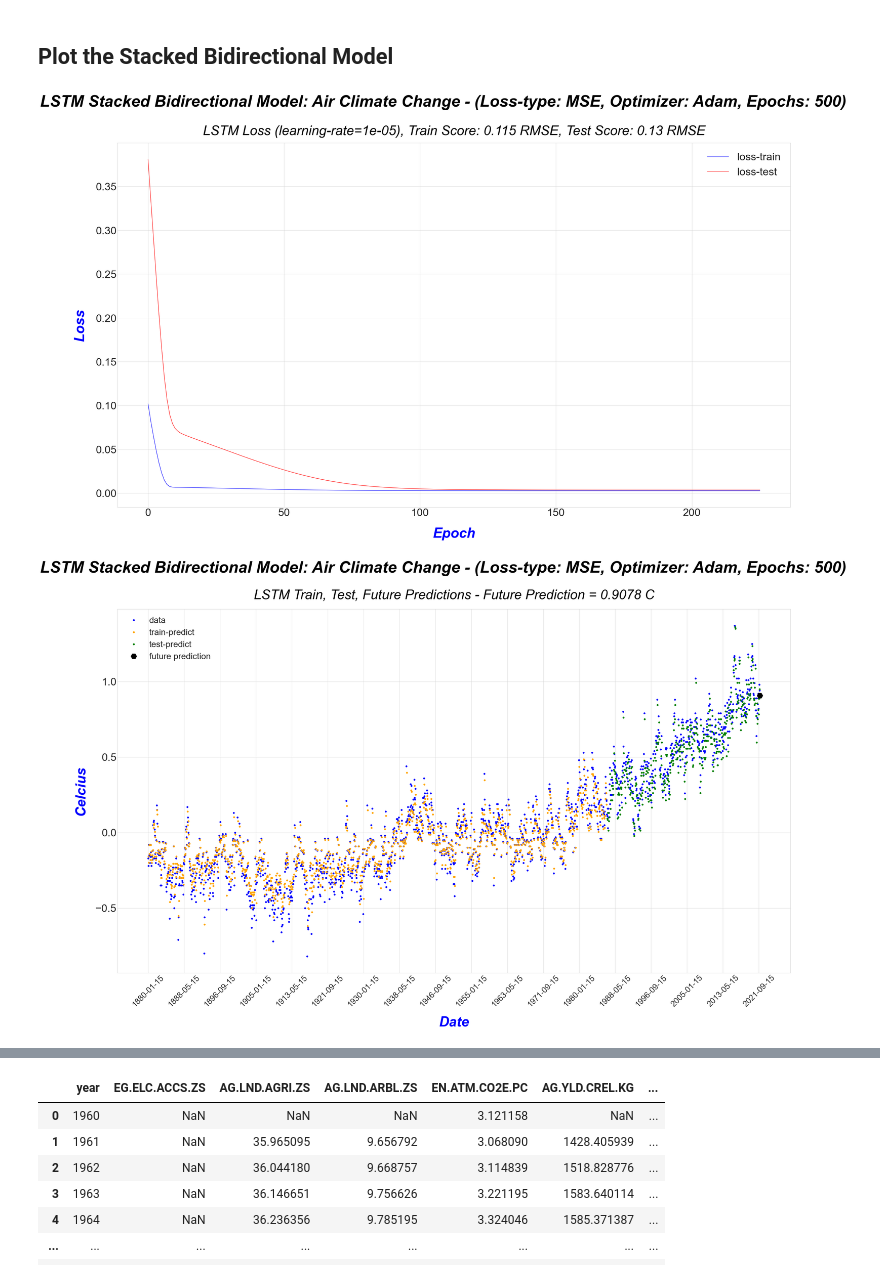
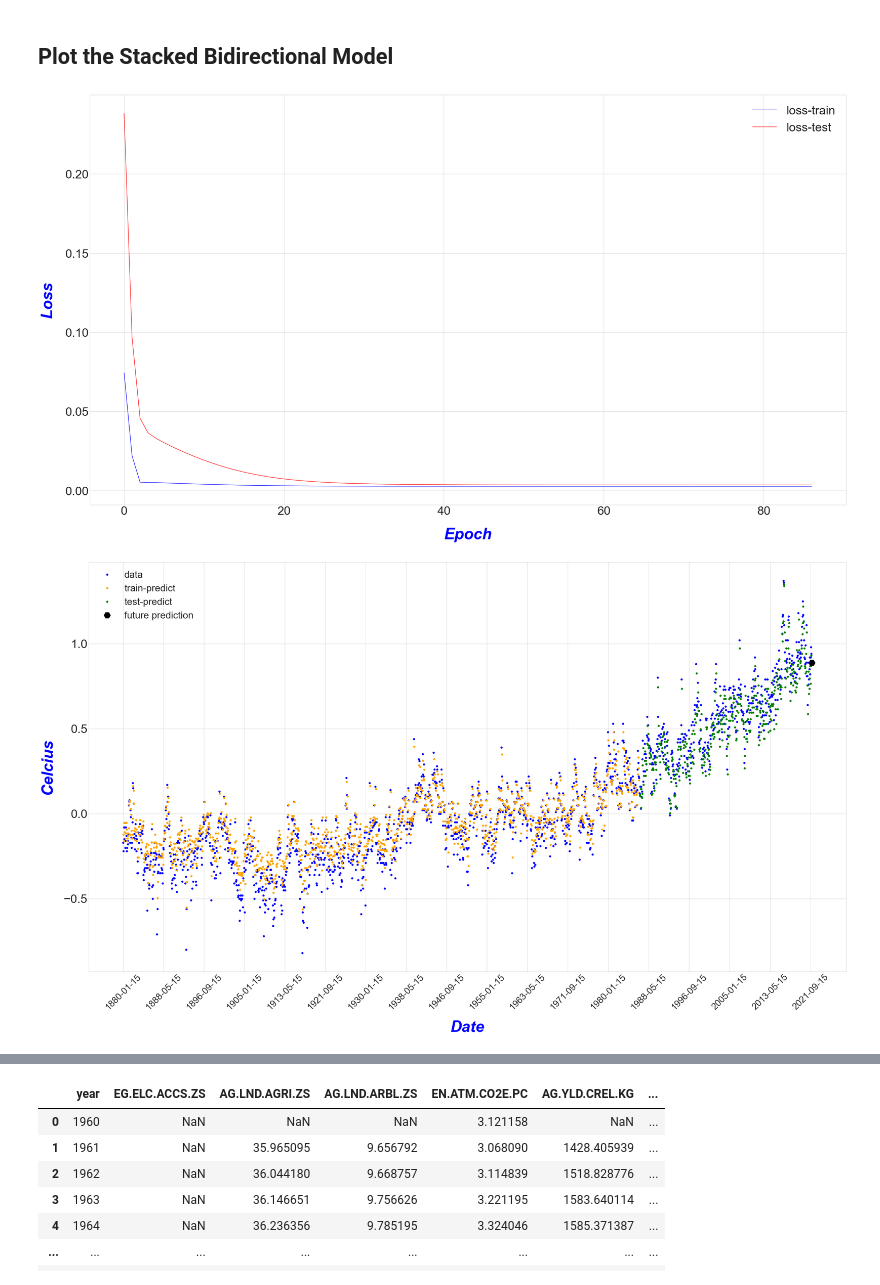
Before and after one commit to raymondj-pace/CS673-conf, a Jupyter notebook: CS673-Conf.ipynb, the cells around one changed output, grey strips where cells are left out. Drawn from its saved outputs; the diff is of its cells as text; code cells hidden in the pictures.

```diff
--- a/CS673-Conf.ipynb
+++ b/CS673-Conf.ipynb
@@ -433,8 +417,8 @@ def create_bidirectional_lstm_model(trainX, trainY, testX, testY, lrate, loss_ty
 def create_stacked_bidirectional_lstm_model(trainX, trainY, testX, testY, lrate, loss_type, epochs, look_back, batch_size):
 
     stacked_bidirectional_model = Sequential([
-        Bidirectional(LSTM(10, return_sequences=True), input_shape=(trainX.shape[1],1), name='layer1'),
-        Bidirectional(LSTM(5, return_sequences=False), name='layer2'),
+        Bidirectional(LSTM(20, return_sequences=True), input_shape=(trainX.shape[1],1), name='layer1'),
+        Bidirectional(LSTM(20, return_sequences=False), name='layer2'),
         Dense(1, name='Output')
     ])
 
@@ -447,7 +431,7 @@ def create_stacked_bidirectional_lstm_model(trainX, trainY, testX, testY, lrate,
     earlystopping = EarlyStopping(
         monitor='val_loss',
         mode ='min',
-        patience=6,
+        patience=15,
         verbose=1,
         restore_best_weights=True
     )
@@ -466,14 +450,10 @@ def create_stacked_bidirectional_lstm_model(trainX, trainY, testX, testY, lrate,
         shuffle=False,
         epochs=epochs,
         batch_size=batch_size,
-        verbose=1,
+        verbose=2,
         validation_data=(testX, testY),
         callbacks = [earlystopping, tensorboard]
     )
 
-    print("Running Evaluate")
-    score = stacked_bidirectional_model.evaluate(testX, testY)
-    print(score)
-
     return stacked_bidirectional_history, stacked_bidirectional_model
 # %% [markdown]
@@ -1011,7 +1022,7 @@ plt.show();
 
 tf.keras.backend.clear_session()
 
-lrate = 0.00001
+lrate = 0.00002
 look_back = 1
 batch_size = 1
 loss_type = 'mean_squared_error'
@@ -1031,7 +1042,7 @@ testPredict = lstm_stacked_bidirectional_model.predict(testX)
 #
 print("Last Entry:")
 print(last_entry)
-future_prediction = lstm_stacked_bidirectional_model.predict(last_entry, batch_size=30)
+future_prediction = lstm_stacked_bidirectional_model.predict(last_entry)
 print("Future Prediction scaled: " + str(future_prediction))
 future_prediction = scaler.inverse_transform(future_prediction)
 print("Future Prediction unscaled: " + str(future_prediction))
@@ -1047,15 +1058,24 @@ testY_orig = scaler.inverse_transform([testY])
 #
 # Calculate root mean squared error
 #
-print()
+#print()
 trainScore = math.sqrt(mean_squared_error(trainY_orig[0], trainPredict[:,0]))
 print('Train Score: %.2f RMSE' % (trainScore))
 testScore = math.sqrt(mean_squared_error(testY_orig[0], testPredict[:,0]))
 print('Test Score: %.2f RMSE' % (testScore))
 
-score_bidirectional_lstm = lstm_stacked_bidirectional_model.evaluate(testX, testY, verbose=1)
-print("Bidirectional Model Score:")
-print(score_bidirectional_lstm)
+score_lstm = lstm_stacked_bidirectional_model.evaluate(testX, testY, verbose=1)
+print("Model's Evaluation Score:")
+print(score_lstm)
+
+print('mean-squared-error:')
+print(mean_squared_error(testY_orig[0], testPredict))
+
+print('mean-absolute-error:')
+print(mean_absolute_error(testY_orig[0], testPredict))
+
+print('r2-score:')
+print(r2_score(testY_orig[0], testPredict))
 # %% [output]
 Model: "sequential"
 _________________________________________________________________
@@ -1121,8 +1146,8 @@ ax.set_facecolor("white")
 plt.plot(epochs, history_stacked_bidirectional_lstm.history['loss'], "b", label='loss-train')
 plt.plot(epochs, history_stacked_bidirectional_lstm.history['val_loss'], "r", label='loss-test')
 
-plt.suptitle('LSTM Stacked Bidirectional Model: Air Climate Change - (Loss-type: MSE, Optimizer: Adam, Epochs: 500)', fontsize=60, weight='bold', style='italic', color='black')
-plt.title('LSTM Loss (learning-rate=' + str(lrate) + ')' + ', Train Score: %.3f RMSE' % (trainScore) + ', Test Score: %.2f RMSE' % (testScore), fontsize=50, weight='normal', style='italic', color='black', pad=30)
+#plt.suptitle('LSTM Stacked Bidirectional Model: Air Climate Change - (Loss-type: MSE, Optimizer: Adam, Epochs: 500)', fontsize=60, weight='bold', style='italic', color='black')
+#plt.title('LSTM Loss (learning-rate=' + str(lrate) + ')' + ', Train Score: %.3f RMSE' % (trainScore) + ', Test Score: %.2f RMSE' % (testScore), fontsize=50, weight='normal', style='italic', color='black', pad=30)
 ax.legend(fontsize=40)
 ax.tick_params(axis='both', labelsize=32)
 ax.set_xlabel('Epoch', fontsize=52, weight='bold', style='italic', color='blue', labelpad=35)
@@ -1135,35 +1160,35 @@ plt.grid(True)
 plt.savefig("./images/lstm-stacked-bidirectional-loss.png")
 plt.show();
 
 
 #
 # Time prediction plot
 #
 fig, ax = plt.subplots(1, 1, figsize=(45, 25))
 ax.set_facecolor("white")
 plt.plot(orig_x_axis, scaler.inverse_transform(dataset), 'bo', markersize=6, label="data")  # Blue
 plt.plot(orig_x_axis, trainPredictPlot, 'o', color='orange', markersize=6, label='train-predict')  # Orange
 plt.plot(orig_x_axis, testPredictPlot, 'go', markersize=6, label='test-predict')   # Green
 plt.plot(future_x_axis, futurePredictPlot, 'kH', markersize=22, label='future prediction')
 
-plt.suptitle('LSTM Stacked Bidirectional Model: Air Climate Change - (Loss-type: MSE, Optimizer: Adam, Epochs: 500)', fontsize=60, weight='bold', style='italic', color='black')
-plt.title('LSTM Train, Test, Future Predictions - Future Prediction = %.4f C' % future_prediction[0][0], fontsize=50, weight='normal', style='italic', color='black', pad=38)
+#plt.suptitle('LSTM Stacked Bidirectional Model: Air Climate Change - (Loss-type: MSE, Optimizer: Adam, Epochs: 500)', fontsize=60, weight='bold', style='italic', color='black')
+#plt.title('LSTM Train, Test, Future Predictions - Future Prediction = %.4f C' % future_prediction[0][0], fontsize=50, weight='normal', style='italic', color='black', pad=38)
 
 ax.legend(fontsize=32)
 ax.tick_params(labelsize=20, width=20) #ax.tick_params(labelcolor='r', labelsize='medium', width=3)
 ax.set_xlabel('Date', fontsize=52, weight='bold', style='italic', color='blue', labelpad=30)
 ax.set_ylabel('Celcius', fontsize=52, weight='bold', style='italic', color='blue', labelpad=30)
 ax.xaxis.set_major_locator(ticker.MaxNLocator(20))
 ax.xaxis.set_minor_locator(ticker.MaxNLocator(40))
 ax.tick_params(axis='x', rotation=45)
 ax.yaxis.set_tick_params(labelsize='xx-large')
 
 plt.xticks(fontsize=30)
 plt.yticks(fontsize=40)
 plt.grid(True)
 plt.savefig("./images/lstm-stacked-bidirectional-plot.png")
 plt.show();
 # %% [output]
-[figure, old version]
+[figure, new version]
-[figure, old version]
+[figure, new version]
 # %% [markdown]
```
Also changed, not shown: parts of 24 cells of this notebook, 1 other file.
